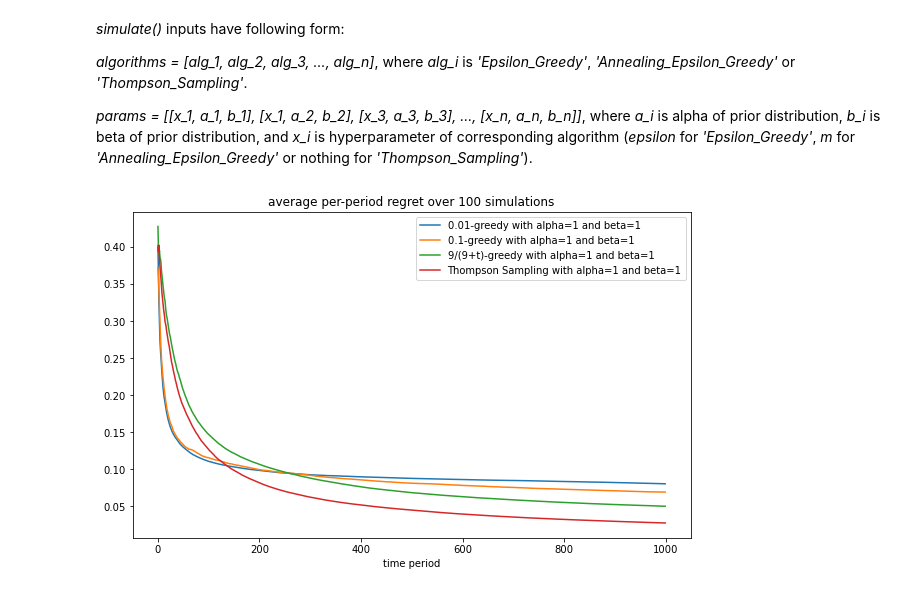
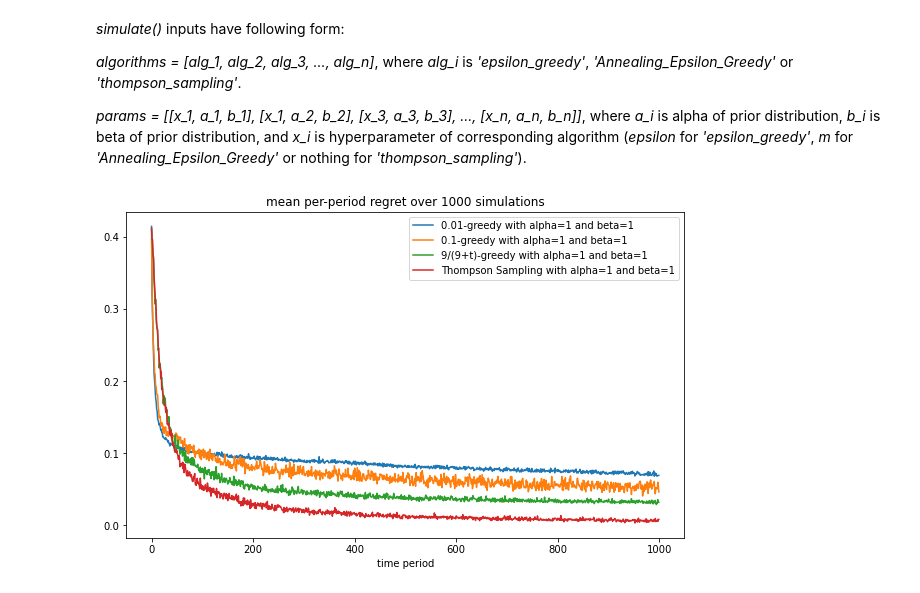
Before and after one commit to Sleepon1805/Thompson-Sampling, a Jupyter notebook: TS_BernoulliBandit.ipynb, the cells around one changed output. Cells and saved outputs as stored; diff of their text form; code cells hidden in the pictures.

```diff
--- a/TS_BernoulliBandit.ipynb
+++ b/TS_BernoulliBandit.ipynb
@@ -86,5 +86,6 @@ def per_period_regret(chosen_actions, theta):
     regret = []
     for i in range(N):
         regret.append(np.max(theta) - theta[chosen_actions[i]])
-    return [np.mean(regret[:i+1]) for i in range(N)]
+    # return [np.mean(regret[:i+1]) for i in range(N)]
+    return regret
 # %%
@@ -112,10 +114,10 @@ def print_statistics_table(alg_actions_dict):
     print(tabulate(data, tablefmt="fancy_grid", numalign="right"))
 # %%
 %%time
-theta = createBandit(K)
+theta = create_bandit(K)
 
-EG001_actions = Epsilon_Greedy(theta, epsilon=0.01, alpha=1, beta=1)
-EG01_actions = Epsilon_Greedy(theta, epsilon=0.1, alpha=1, beta=1)
-AEG_actions = Annealing_Epsilon_Greedy(theta, m=9, alpha=1, beta=1)
-TS_actions = Thompson_Sampling(theta, alpha=1, beta=1)
+EG001_actions = epsilon_greedy(theta, epsilon=0.01, alpha=1, beta=1)
+EG01_actions = epsilon_greedy(theta, epsilon=0.1, alpha=1, beta=1)
+AEG_actions = annealing_epsilon_greedy(theta, m=9, alpha=1, beta=1)
+TS_actions = thompson_sampling(theta, alpha=1, beta=1)
 # %% [output]
@@ -148,13 +151,13 @@ Count of chosen actions for every algorithm:
 # %%
 #plot per-period regret (average over many simulations)
-def plot_avg_per_period_regret(alg_regret_dict):
+def plot_mean_per_period_regret(alg_regret_dict):
     fig, ax = plt.subplots()
 
     for algorithm in alg_regret_dict:
         ax.plot(range(N), np.mean(alg_regret_dict[algorithm], axis=0), label=algorithm)
 
     ax.legend()
-    ax.set_title(f'average per-period regret over {num_simulations} simulations')
+    ax.set_title(f'mean per-period regret over {num_simulations} simulations')
     ax.set_xlabel('time period')
     ax.set_ylabel(None)
 
@@ -170,17 +173,17 @@ def simulate(algorithms, params, num_simulations=num_simulations):
         avg_per_period_regret.append([])
 
     for i in range(num_simulations):
-        theta = createBandit(K)
+        theta = create_bandit(K)
 
         for j in range(len(algorithms)):
-            if algorithms[j] == 'Epsilon_Greedy':
-                actions[j].append(Epsilon_Greedy(theta, epsilon=params[j][0], alpha=params[j][1], beta=params[j][2]))
+            if algorithms[j] == 'epsilon_greedy':
+                actions[j].append(epsilon_greedy(theta, epsilon=params[j][0], alpha=params[j][1], beta=params[j][2]))
                 names.append(f'{params[j][0]}-greedy with alpha={params[j][1]} and beta={params[j][2]}')
             elif algorithms[j] == 'Annealing_Epsilon_Greedy':
-                actions[j].append(Annealing_Epsilon_Greedy(theta, m=params[j][0], alpha=params[j][1], beta=params[j][2]))
+                actions[j].append(annealing_epsilon_greedy(theta, m=params[j][0], alpha=params[j][1], beta=params[j][2]))
                 names.append(f'{params[j][0]}/({params[j][0]}+t)-greedy with alpha={params[j][1]} and beta={params[j][2]}')
-            elif algorithms[j] == 'Thompson_Sampling':
-                actions[j].append(Thompson_Sampling(theta, alpha=params[j][0], beta=params[j][1]))
+            elif algorithms[j] == 'thompson_sampling':
+                actions[j].append(thompson_sampling(theta, alpha=params[j][0], beta=params[j][1]))
                 names.append(f'Thompson Sampling with alpha={params[j][0]} and beta={params[j][1]}')
             avg_per_period_regret[j].append(per_period_regret(actions[j][i], theta))
 
@@ -189,14 +192,14 @@ def simulate(algorithms, params, num_simulations=num_simulations):
 # %% [markdown]
 *simulate()* inputs have following form:
 
-*algorithms = [alg_1, alg_2, alg_3, ..., alg_n]*, where *alg_i* is *'Epsilon_Greedy'*, *'Annealing_Epsilon_Greedy'* or *'Thompson_Sampling'*.
+*algorithms = [alg_1, alg_2, alg_3, ..., alg_n]*, where *alg_i* is *'epsilon_greedy'*, *'Annealing_Epsilon_Greedy'* or *'thompson_sampling'*.
 
-*params = [[x_1, a_1, b_1], [x_1, a_2, b_2], [x_3, a_3, b_3], ..., [x_n, a_n, b_n]]*, where *a_i* is alpha of prior distribution, *b_i* is beta of prior distribution, and *x_i* is hyperparameter of corresponding algorithm (*epsilon* for *'Epsilon_Greedy'*, *m* for *'Annealing_Epsilon_Greedy'* or nothing for *'Thompson_Sampling'*).
+*params = [[x_1, a_1, b_1], [x_1, a_2, b_2], [x_3, a_3, b_3], ..., [x_n, a_n, b_n]]*, where *a_i* is alpha of prior distribution, *b_i* is beta of prior distribution, and *x_i* is hyperparameter of corresponding algorithm (*epsilon* for *'epsilon_greedy'*, *m* for *'Annealing_Epsilon_Greedy'* or nothing for *'thompson_sampling'*).
 # %%
 %%time
-alg_regret_dict = simulate(['Epsilon_Greedy', 'Epsilon_Greedy', 'Annealing_Epsilon_Greedy', 'Thompson_Sampling'],
+alg_regret_dict = simulate(['epsilon_greedy', 'epsilon_greedy', 'Annealing_Epsilon_Greedy', 'thompson_sampling'],
                            [[0.01,1,1], [0.1,1,1], [9,1,1], [1,1]],
-                           num_simulations=100)
-plot_avg_per_period_regret(alg_regret_dict)
+                           num_simulations=1000)
+plot_mean_per_period_regret(alg_regret_dict)
 # %% [output]
-[figure, old version]
+[figure, new version]
```
Also changed, not shown: parts of 11 cells of this notebook, 5 other files.
